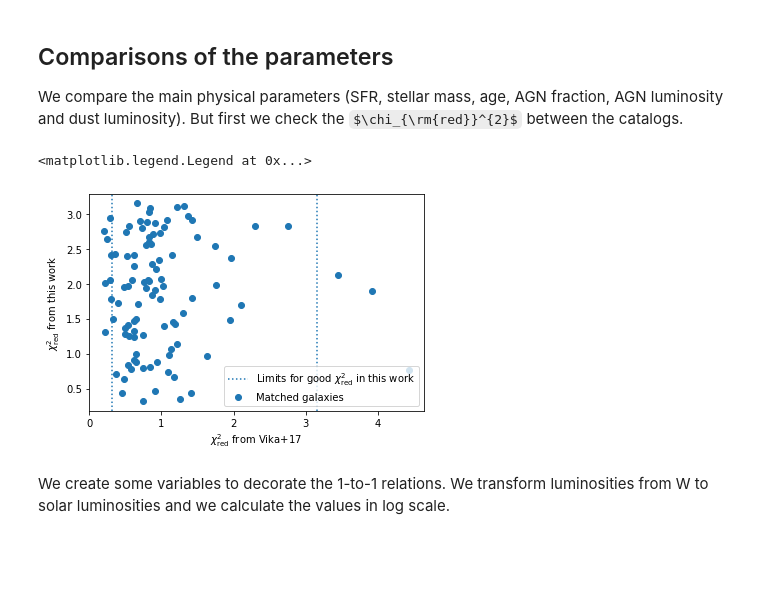
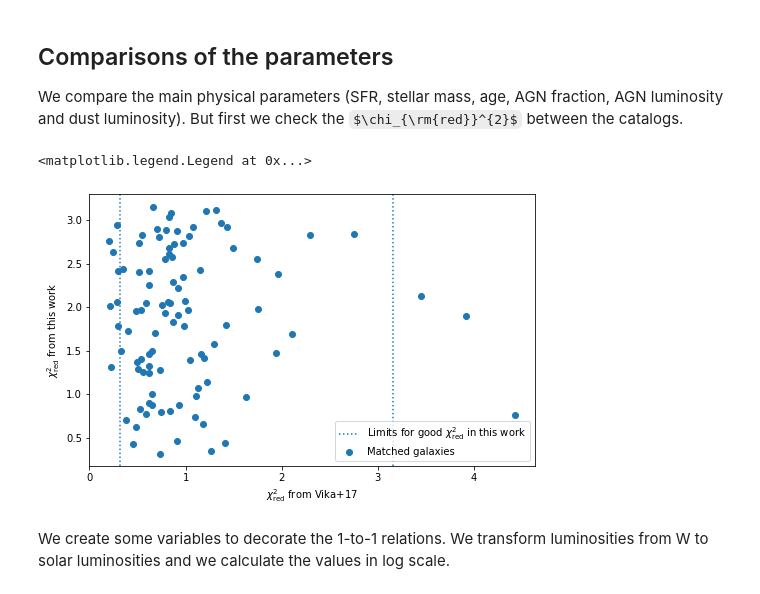
Before and after one commit to aframosp/AGNView, a Jupyter notebook: Notebooks/9_Verification_Estimations.ipynb, the cells around one changed output. Saved outputs shown, nothing was run; the diff lists cells and outputs as text; code cells hidden in the pictures; some formulas as TeX source; blank space fills up the shorter version.

```diff
--- a/Notebooks/9_Verification_Estimations.ipynb
+++ b/Notebooks/9_Verification_Estimations.ipynb
@@ -62,17 +64,18 @@ legend()
 ## Comparisons of the parameters
 We compare the main physical parameters (SFR, stellar mass, age, AGN fraction, AGN luminosity and dust luminosity). But first we check the $\chi_{\rm{red}}^{2}$ between the catalogs.
 # %%
-scatter(Final['chi2r'], Final['best.reduced_chi_square'],
-        label='Matched galaxies')
-axvline(x=10**-0.5, label=r'Limits for good $\chi_{\rm{red}}^{2}$ in this work',
-        ls=':')
-axvline(x=10**0.5, ls=':')
-xlabel(r'$\chi_{\rm{red}}^{2}$ from Vika+17')
-ylabel(r'$\chi_{\rm{red}}^{2}$ from this work')
-legend()
+plt.figure(figsize=(8, 5))
+plt.scatter(Final['chi2r'], Final['best.reduced_chi_square'],
+            label='Matched galaxies')
+plt.axvline(x=10**-0.5, label=r'Limits for good $\chi_{\rm{red}}^{2}$ in this work',
+            ls=':')
+plt.axvline(x=10**0.5, ls=':')
+plt.xlabel(r'$\chi_{\rm{red}}^{2}$ from Vika+17')
+plt.ylabel(r'$\chi_{\rm{red}}^{2}$ from this work')
+plt.legend()
 # %% [output]
 <matplotlib.legend.Legend at 0x...>
-[figure, old version]
+[figure, new version]
 # %% [markdown]
 We create some variables to decorate the 1-to-1 relations. We transform luminosities from W to solar luminosities and we calculate the values in log scale.
 # %%
```
Also changed, not shown: parts of 8 cells of this notebook, 9 other files.
